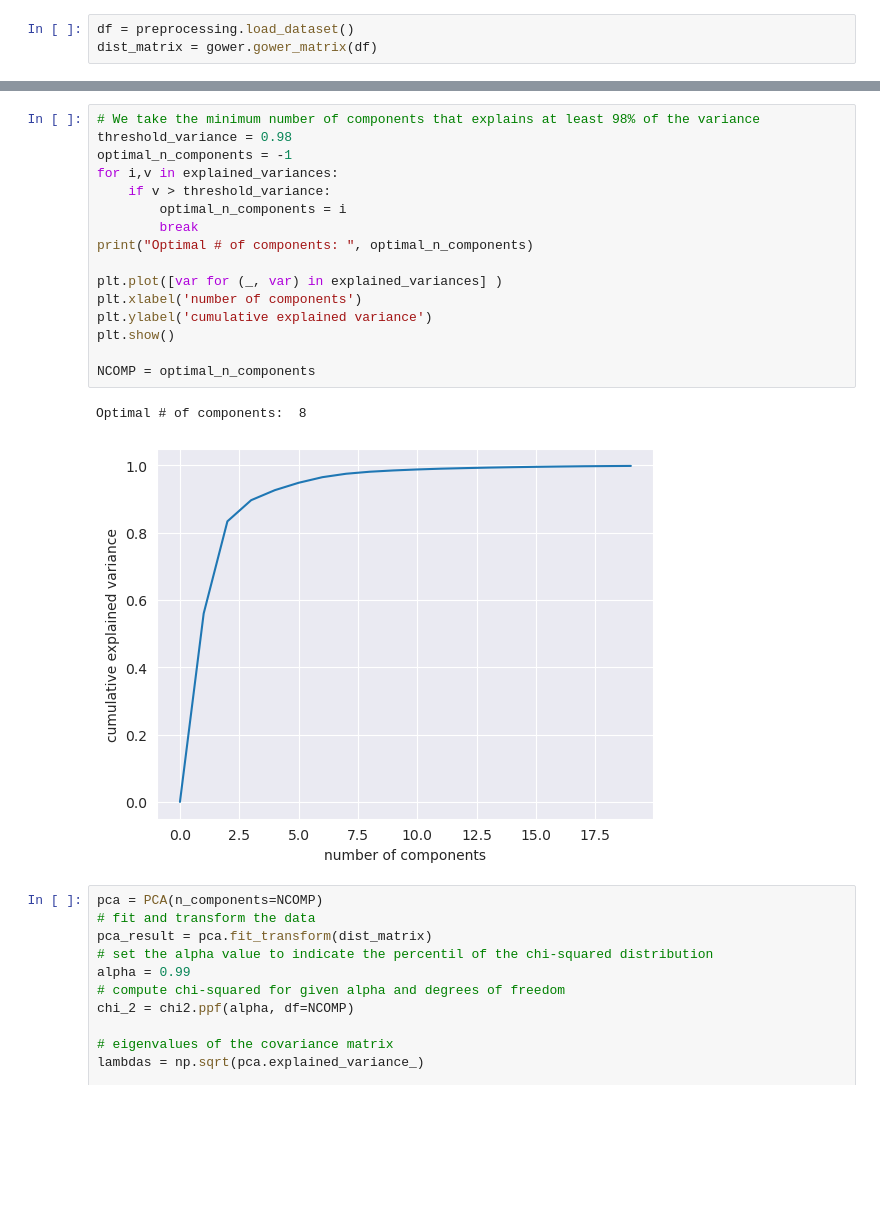
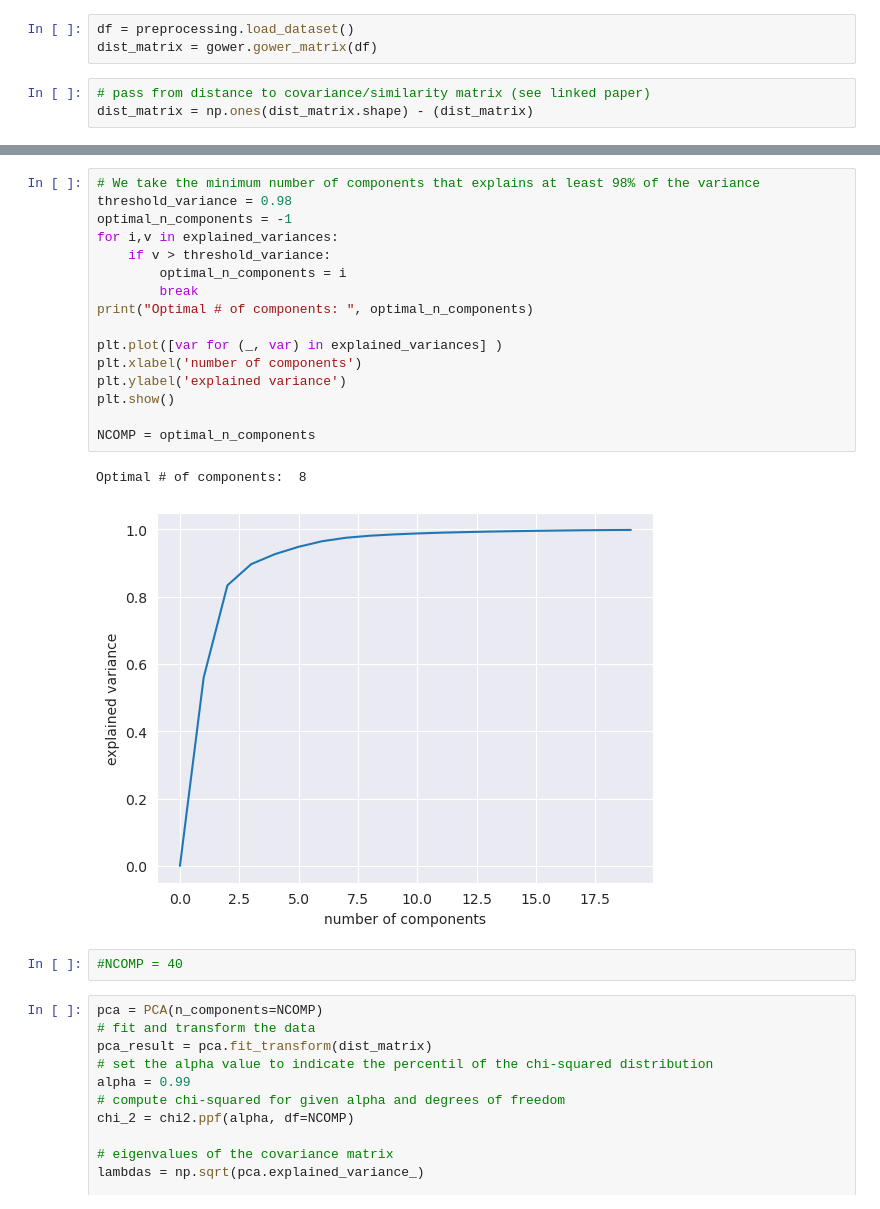
Before and after one commit to arcticronin/anomaly_detection, a Jupyter notebook: notebooks/pca.ipynb, the cells around one changed output, grey strips where cells are left out. Drawn from its saved outputs; the diff is of its cells as text; blank space fills up the shorter version.

```diff
--- a/notebooks/pca.ipynb
+++ b/notebooks/pca.ipynb
@@ -15,4 +15,7 @@ import utils
 # %%
 df = preprocessing.load_dataset()
 dist_matrix = gower.gower_matrix(df)
+# %%
+# pass from distance to covariance/similarity matrix (see linked paper)
+dist_matrix = np.ones(dist_matrix.shape) - (dist_matrix)
 # %%
@@ -48,22 +51,24 @@ explained_variances
 # %%
 # We take the minimum number of components that explains at least 98% of the variance
 threshold_variance = 0.98
 optimal_n_components = -1
 for i,v in explained_variances:
     if v > threshold_variance:
         optimal_n_components = i
         break
 print("Optimal # of components: ", optimal_n_components)
 
 plt.plot([var for (_, var) in explained_variances] )
 plt.xlabel('number of components')
-plt.ylabel('cumulative explained variance')
+plt.ylabel('explained variance')
 plt.show()
 
 NCOMP = optimal_n_components
 # %% [output]
 Optimal # of components:  8
-[figure, old version]
+[figure, new version]
+# %%
+#NCOMP = 40
 # %%
 pca = PCA(n_components=NCOMP)
 # fit and transform the data
```
Also changed, not shown: parts of 4 cells of this notebook, 3 other files.
